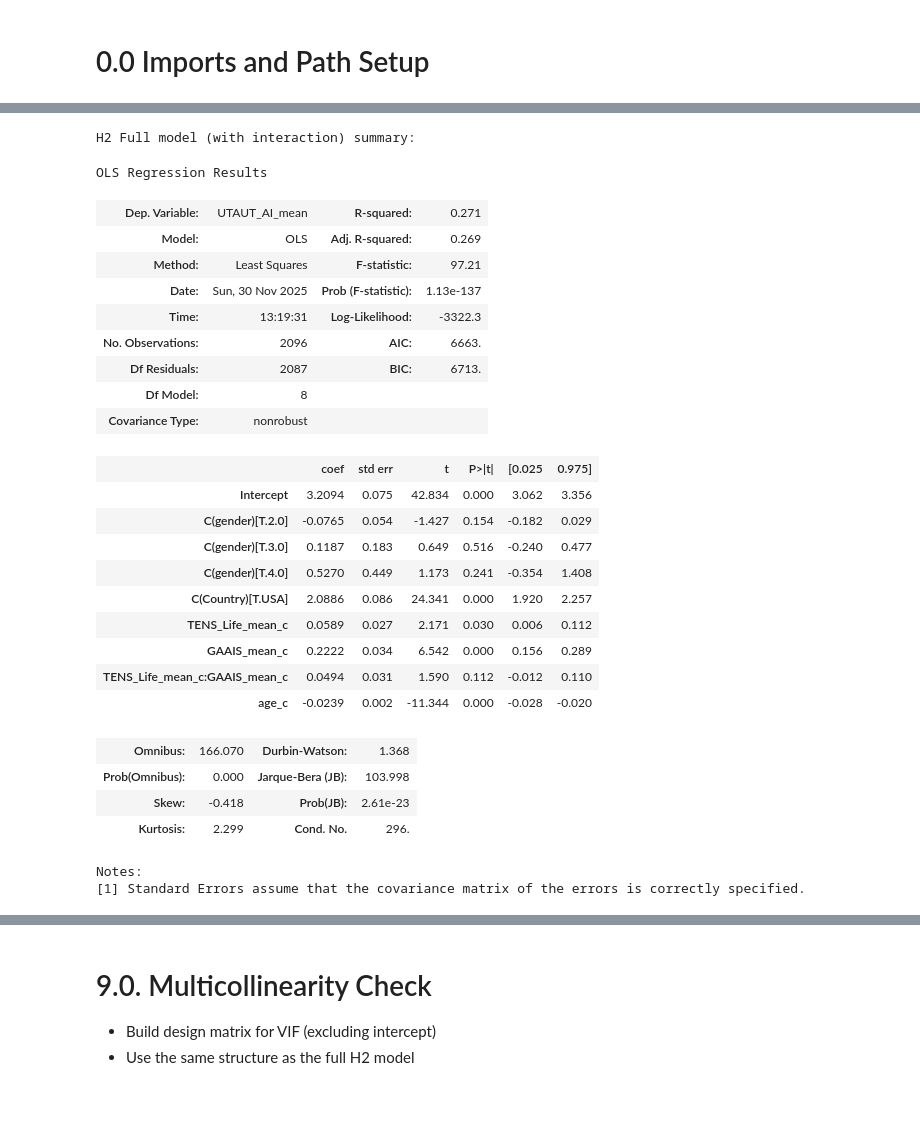
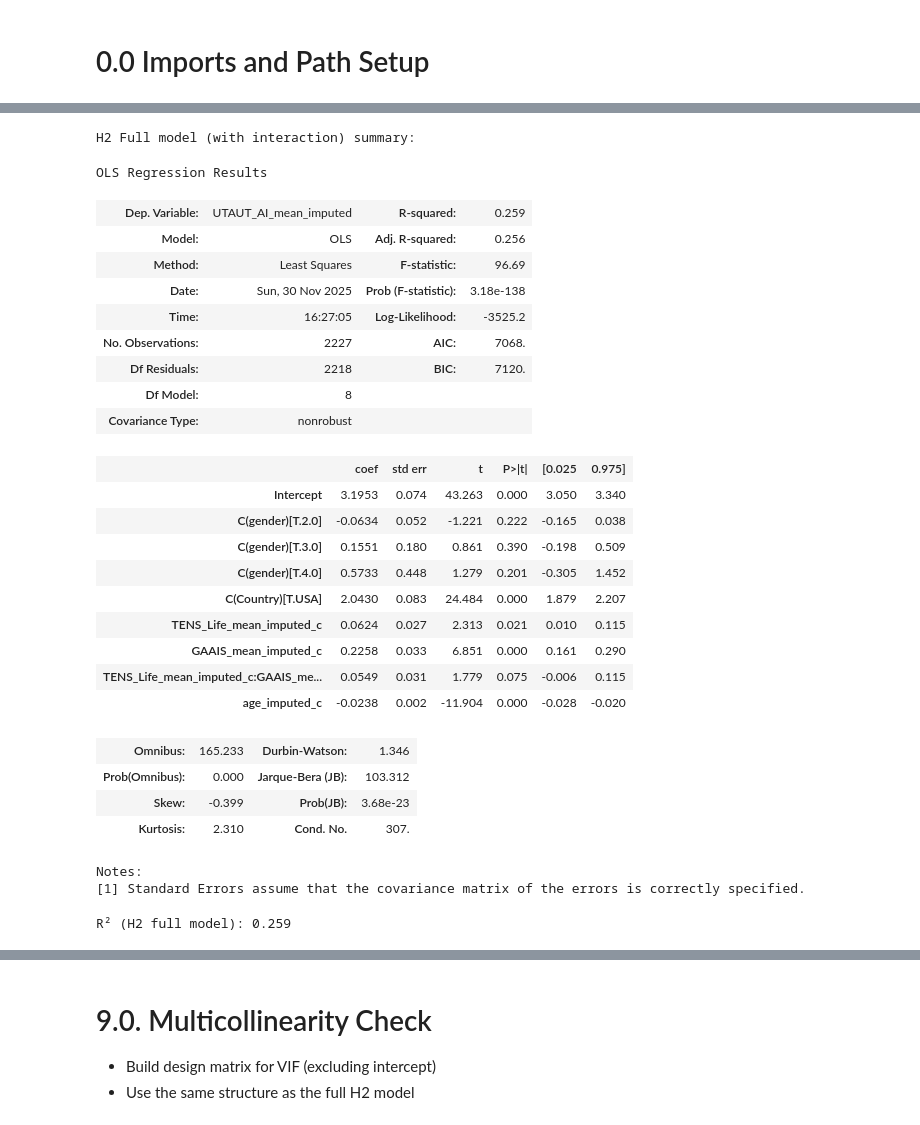
Before and after one commit to ZhaoJackson/AI_Attitude_Psychotherapy, a Jupyter notebook: H2_Moderation_SDT_Acceptance.ipynb, the cells around one changed output, grey strips where cells are left out. Drawn from its saved outputs; the diff is of its cells as text; code cells hidden in the pictures.

```diff
--- a/H2_Moderation_SDT_Acceptance.ipynb
+++ b/H2_Moderation_SDT_Acceptance.ipynb
@@ -46,3 +70,0 @@ h2_vars = [
-# %%
-h2_df = df[h2_vars].dropna().copy()
-print("H2 sample shape:", h2_df.shape)
@@ -50,0 +71,4 @@ H2 sample shape: (2096, 6)
+# %%
+n_total = len(h2_df)
+h2_df = h2_df.dropna(subset=["gender", "Country"])
+n_analytic = len(h2_df)
@@ -88,7 +107,11 @@ Name: UTAUT_AI_mean, dtype: float64
 # %%
-# Create centered versions of continuous predictors
-for col in ["TENS_Life_mean", "GAAIS_mean", "age"]:
-    mean_val = h2_df[col].mean()
-    h2_df[f"{col}_c"] = h2_df[col] - mean_val
-    print(f"{col} mean for centering: {mean_val:.3f}")
+continuous_h2 = [
+    "UTAUT_AI_mean_imputed",
+    "TENS_Life_mean_imputed",
+    "GAAIS_mean_imputed",
+    "age_imputed",
+]
+
+print("Descriptive statistics (H2 continuous variables):")
+display(h2_df[continuous_h2].describe().T)
 # %% [output]
@@ -110,8 +140,8 @@ dtype: float64
 # %%
-# Pairwise correlations among key continuous predictors
-cont_cols = ["UTAUT_AI_mean", "TENS_Life_mean", "GAAIS_mean", "age"]
-corr = h2_df[cont_cols].corr()
+center_cols_h2 = ["TENS_Life_mean_imputed", "GAAIS_mean_imputed", "age_imputed"]
 
-print("Correlation matrix:")
-print(corr.round(3))
+for col in center_cols_h2:
+    mean_val = h2_df[col].mean()
+    h2_df[f"{col}_c"] = h2_df[col] - mean_val
+    print(f"{col} mean for centering: {mean_val:.3f}")
 # %% [output]
@@ -173,39 +218,44 @@ Notes:
 # %%
 # Full H2 model with interaction term
 formula_h2_full = (
-    "UTAUT_AI_mean ~ TENS_Life_mean_c * GAAIS_mean_c "
-    "+ age_c + C(gender) + C(Country)"
+    "UTAUT_AI_mean_imputed ~ "
+    "TENS_Life_mean_imputed_c * GAAIS_mean_imputed_c "
+    "+ age_imputed_c + C(gender) + C(Country)"
 )
 
 h2_full_model = smf.ols(formula=formula_h2_full, data=h2_df).fit()
 
 print("H2 Full model (with interaction) summary:")
 display(h2_full_model.summary())
 # %% [output]
 H2 Full model (with interaction) summary:
 OLS Regression Results
-| Dep. Variable: | UTAUT_AI_mean | R-squared: | 0.271 |
-| Model: | OLS | Adj. R-squared: | 0.269 |
-| Method: | Least Squares | F-statistic: | 97.21 |
-| Date: | Sun, 30 Nov 2025 | Prob (F-statistic): | 1.13e-137 |
-| Time: | 13:19:31 | Log-Likelihood: | -3322.3 |
-| No. Observations: | 2096 | AIC: | 6663. |
-| Df Residuals: | 2087 | BIC: | 6713. |
+| Dep. Variable: | UTAUT_AI_mean_imputed | R-squared: | 0.259 |
+| Model: | OLS | Adj. R-squared: | 0.256 |
+| Method: | Least Squares | F-statistic: | 96.69 |
+| Date: | Sun, 30 Nov 2025 | Prob (F-statistic): | 3.18e-138 |
+| Time: | 16:27:05 | Log-Likelihood: | -3525.2 |
+| No. Observations: | 2227 | AIC: | 7068. |
+| Df Residuals: | 2218 | BIC: | 7120. |
 | Df Model: | 8 |  |  |
 | Covariance Type: | nonrobust |  |  |
 |  | coef | std err | t | P>|t| | [0.025 | 0.975] |
-| Intercept | 3.2094 | 0.075 | 42.834 | 0.000 | 3.062 | 3.356 |
-| C(gender)[T.2.0] | -0.0765 | 0.054 | -1.427 | 0.154 | -0.182 | 0.029 |
-| C(gender)[T.3.0] | 0.1187 | 0.183 | 0.649 | 0.516 | -0.240 | 0.477 |
-| C(gender)[T.4.0] | 0.5270 | 0.449 | 1.173 | 0.241 | -0.354 | 1.408 |
-| C(Country)[T.USA] | 2.0886 | 0.086 | 24.341 | 0.000 | 1.920 | 2.257 |
-| TENS_Life_mean_c | 0.0589 | 0.027 | 2.171 | 0.030 | 0.006 | 0.112 |
-| GAAIS_mean_c | 0.2222 | 0.034 | 6.542 | 0.000 | 0.156 | 0.289 |
-| TENS_Life_mean_c:GAAIS_mean_c | 0.0494 | 0.031 | 1.590 | 0.112 | -0.012 | 0.110 |
-| age_c | -0.0239 | 0.002 | -11.344 | 0.000 | -0.028 | -0.020 |
+| Intercept | 3.1953 | 0.074 | 43.263 | 0.000 | 3.050 | 3.340 |
+| C(gender)[T.2.0] | -0.0634 | 0.052 | -1.221 | 0.222 | -0.165 | 0.038 |
+| C(gender)[T.3.0] | 0.1551 | 0.180 | 0.861 | 0.390 | -0.198 | 0.509 |
+| C(gender)[T.4.0] | 0.5733 | 0.448 | 1.279 | 0.201 | -0.305 | 1.452 |
+| C(Country)[T.USA] | 2.0430 | 0.083 | 24.484 | 0.000 | 1.879 | 2.207 |
+| TENS_Life_mean_imputed_c | 0.0624 | 0.027 | 2.313 | 0.021 | 0.010 | 0.115 |
+| GAAIS_mean_imputed_c | 0.2258 | 0.033 | 6.851 | 0.000 | 0.161 | 0.290 |
+| TENS_Life_mean_imputed_c:GAAIS_me... | 0.0549 | 0.031 | 1.779 | 0.075 | -0.006 | 0.115 |
+| age_imputed_c | -0.0238 | 0.002 | -11.904 | 0.000 | -0.028 | -0.020 |
-| Omnibus: | 166.070 | Durbin-Watson: | 1.368 |
-| Prob(Omnibus): | 0.000 | Jarque-Bera (JB): | 103.998 |
-| Skew: | -0.418 | Prob(JB): | 2.61e-23 |
-| Kurtosis: | 2.299 | Cond. No. | 296. |
+| Omnibus: | 165.233 | Durbin-Watson: | 1.346 |
+| Prob(Omnibus): | 0.000 | Jarque-Bera (JB): | 103.312 |
+| Skew: | -0.399 | Prob(JB): | 3.68e-23 |
+| Kurtosis: | 2.310 | Cond. No. | 307. |
 Notes:
 [1] Standard Errors assume that the covariance matrix of the errors is correctly specified.
+# %%
+print(f"R² (H2 full model): {h2_full_model.rsquared:.3f}")
+# %% [output]
+R² (H2 full model): 0.259
```
Also changed, not shown: parts of 41 cells of this notebook.
